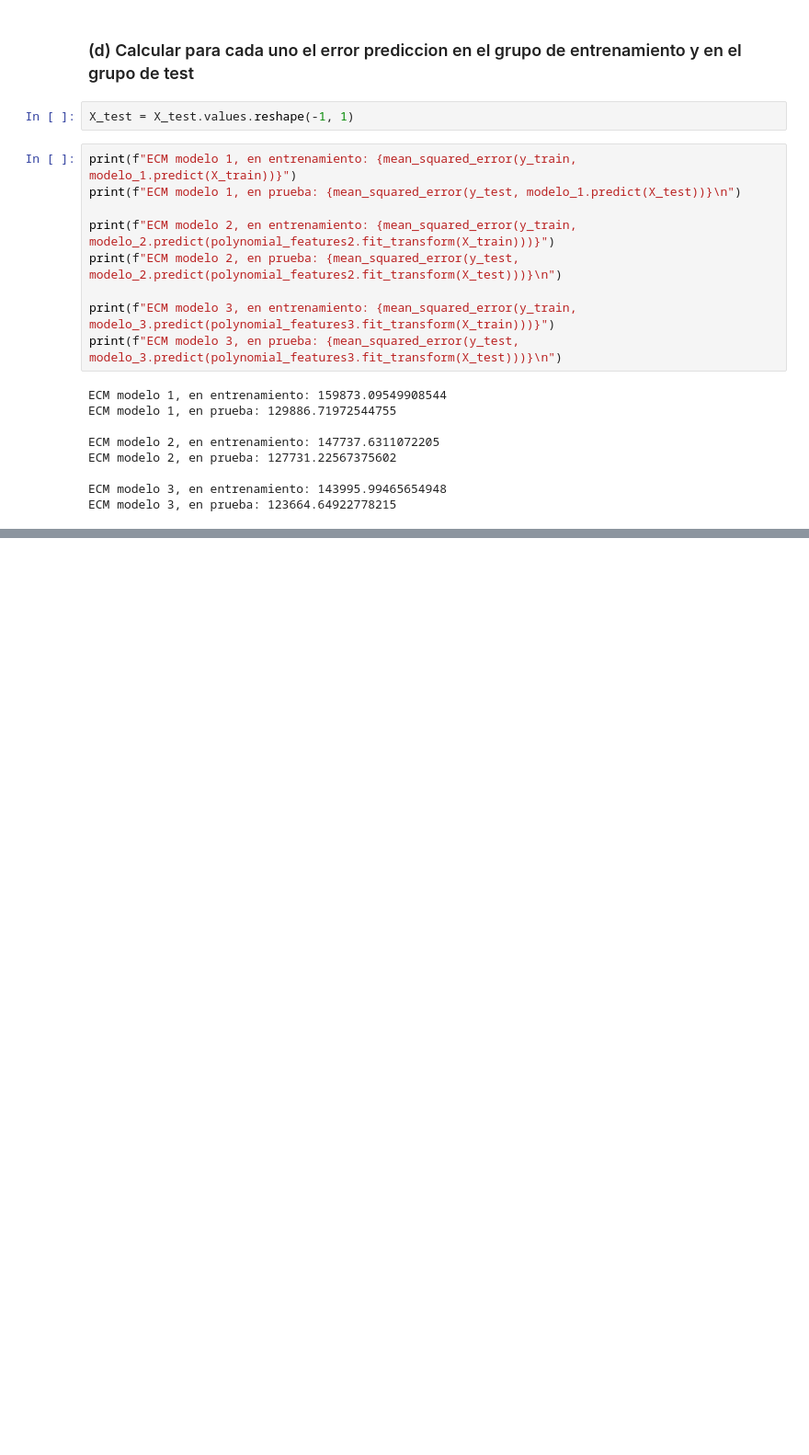
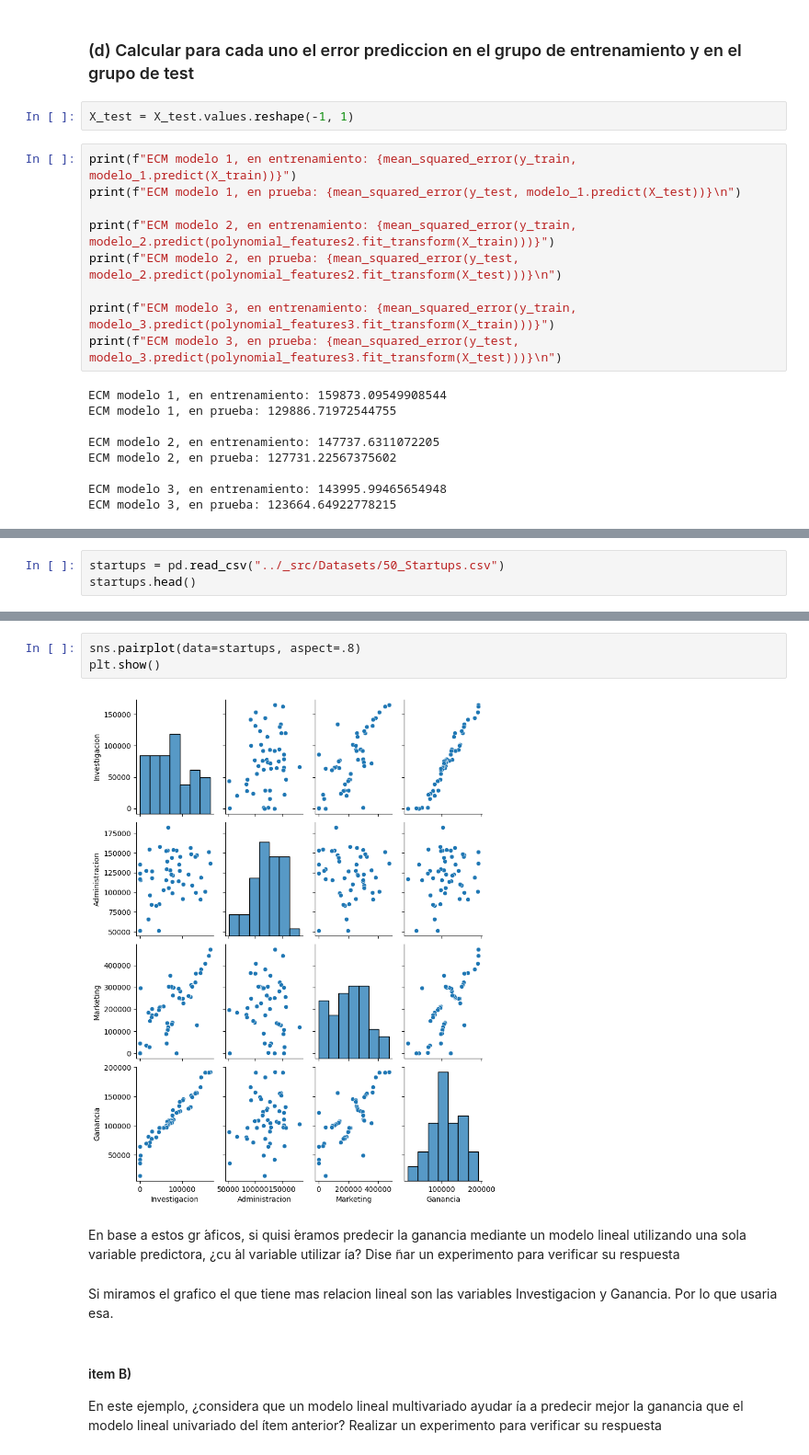
Before and after one commit to Gabrielnm7/Laboratorio-de-Datos1C24, a Jupyter notebook: Practicas/practica5.ipynb, the cells around one changed output, grey strips where cells are left out. Shown at 92% size. Saved outputs shown, nothing was run; the diff lists cells and outputs as text; blank space fills up the shorter version.

```diff
--- a/Practicas/practica5.ipynb
+++ b/Practicas/practica5.ipynb
@@ -125,0 +133,3 @@ ECM modelo 3, en prueba: 123664.64922778215
+# %%
+startups = pd.read_csv("../_src/Datasets/50_Startups.csv")
+startups.head()
@@ -125,0 +143,16 @@ ECM modelo 3, en prueba: 123664.64922778215
+# %%
+sns.pairplot(data=startups, aspect=.8)
+plt.show()
+# %% [output]
+[figure, added]
+# %% [markdown]
+En base a estos gr ́aficos, si quisi ́eramos predecir la ganancia mediante un modelo lineal
+utilizando una sola variable predictora, ¿cu ́al variable utilizar ́ıa? Dise ̃nar un experimento
+para verificar su respuesta
+# %% [markdown]
+Si miramos el grafico el que tiene mas relacion lineal son las variables Investigacion y Ganancia. Por lo que usaria esa.
+# %% [markdown]
+#### item B)
+En este ejemplo, ¿considera que un modelo lineal multivariado ayudar ́ıa a predecir mejor
+la ganancia que el modelo lineal univariado del  ́ıtem anterior? Realizar un experimento
+para verificar su respuesta
```
Also changed, not shown: parts of 29 cells of this notebook.
